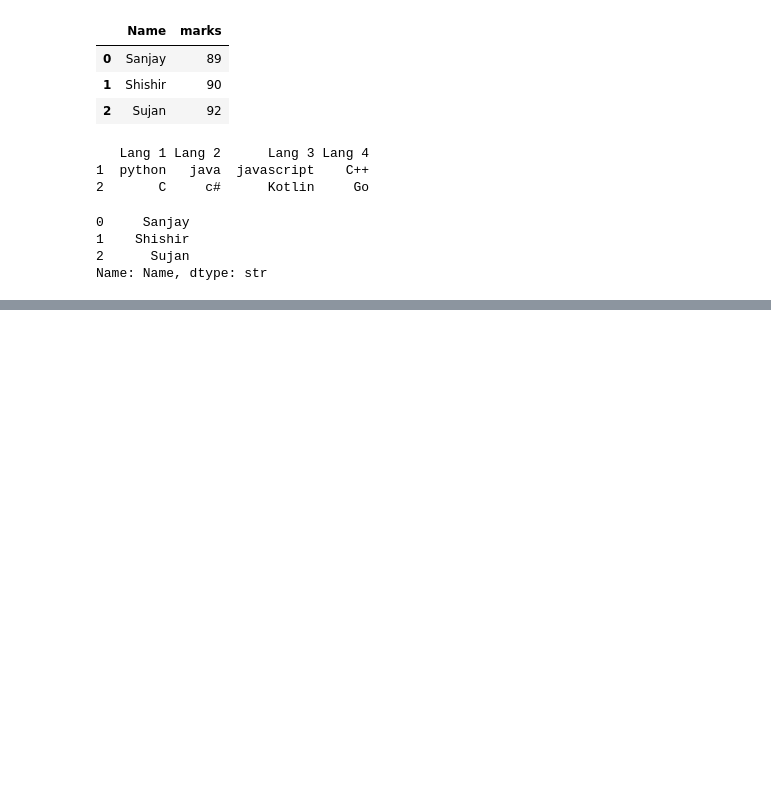
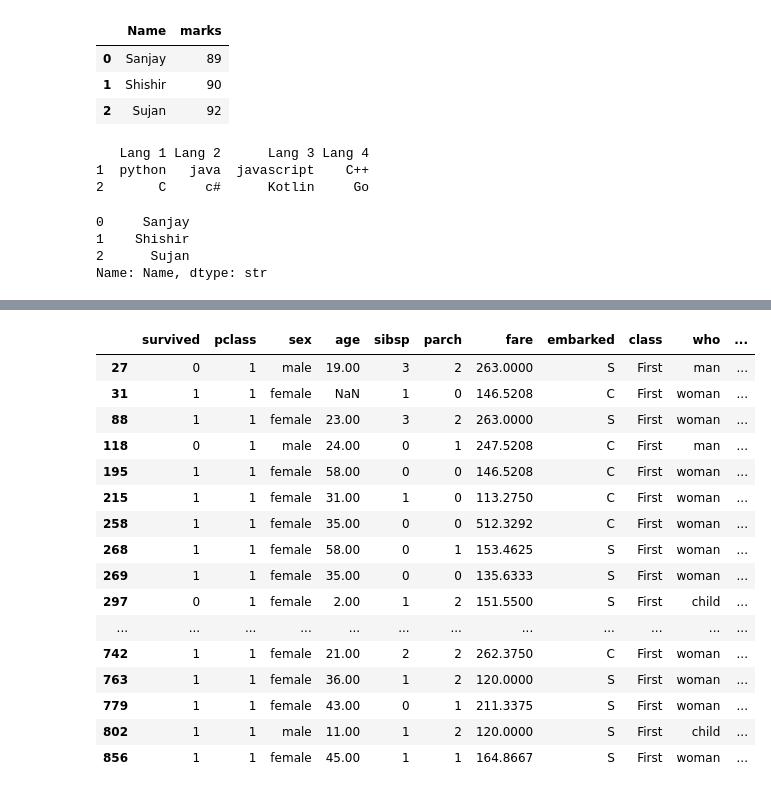
Before and after one commit to MeteoraXD/DSML-11, a Jupyter notebook: DailyDSML/Day27/index.ipynb, the cells around one changed output, grey strips where cells are left out. Drawn from its saved outputs; the diff is of its cells as text; code cells hidden in the pictures; blank space fills up the shorter version.

```diff
--- a/DailyDSML/Day27/index.ipynb
+++ b/DailyDSML/Day27/index.ipynb
@@ -95,7 +95,8 @@ Name: Name, dtype: str
 # file_id = "1pP0XwLrvXGIv3uEXKuc9Ug59soukErEI"
 # url = f"https://drive.google.com/uc?id={file_id}"
 
-gdown.download(url, "data.csv", quiet=False)
-df = pd.read_csv("data.csv")
-df.head()
+# gdown.download(url, "data.csv", quiet=False)
+df = pd.read_csv("titanic.csv")
+df.head(1) # default ma 5 ani first bata value dinxa
+df.tail() # default ma 5 ani last bata value dinxa
 # %% [output]
@@ -115,0 +208,20 @@ FileURLRetrievalError: Failed to retrieve file url:
+# %%
+df[(df['fare']) > 100]
+# %% [output]
+|  | survived | pclass | sex | age | sibsp | parch | fare | embarked | class | who | ... |
+| 27 | 0 | 1 | male | 19.00 | 3 | 2 | 263.0000 | S | First | man | ... |
+| 31 | 1 | 1 | female | NaN | 1 | 0 | 146.5208 | C | First | woman | ... |
+| 88 | 1 | 1 | female | 23.00 | 3 | 2 | 263.0000 | S | First | woman | ... |
+| 118 | 0 | 1 | male | 24.00 | 0 | 1 | 247.5208 | C | First | man | ... |
+| 195 | 1 | 1 | female | 58.00 | 0 | 0 | 146.5208 | C | First | woman | ... |
+| 215 | 1 | 1 | female | 31.00 | 1 | 0 | 113.2750 | C | First | woman | ... |
+| 258 | 1 | 1 | female | 35.00 | 0 | 0 | 512.3292 | C | First | woman | ... |
+| 268 | 1 | 1 | female | 58.00 | 0 | 1 | 153.4625 | S | First | woman | ... |
+| 269 | 1 | 1 | female | 35.00 | 0 | 0 | 135.6333 | S | First | woman | ... |
+| 297 | 0 | 1 | female | 2.00 | 1 | 2 | 151.5500 | S | First | child | ... |
+| ... | ... | ... | ... | ... | ... | ... | ... | ... | ... | ... | ... |
+| 742 | 1 | 1 | female | 21.00 | 2 | 2 | 262.3750 | C | First | woman | ... |
+| 763 | 1 | 1 | female | 36.00 | 1 | 2 | 120.0000 | S | First | woman | ... |
+| 779 | 1 | 1 | female | 43.00 | 0 | 1 | 211.3375 | S | First | woman | ... |
+| 802 | 1 | 1 | male | 11.00 | 1 | 2 | 120.0000 | S | First | child | ... |
+| 856 | 1 | 1 | female | 45.00 | 1 | 1 | 164.8667 | S | First | woman | ... |
```
Also changed, not shown: parts of 14 cells of this notebook, 2 other files.
